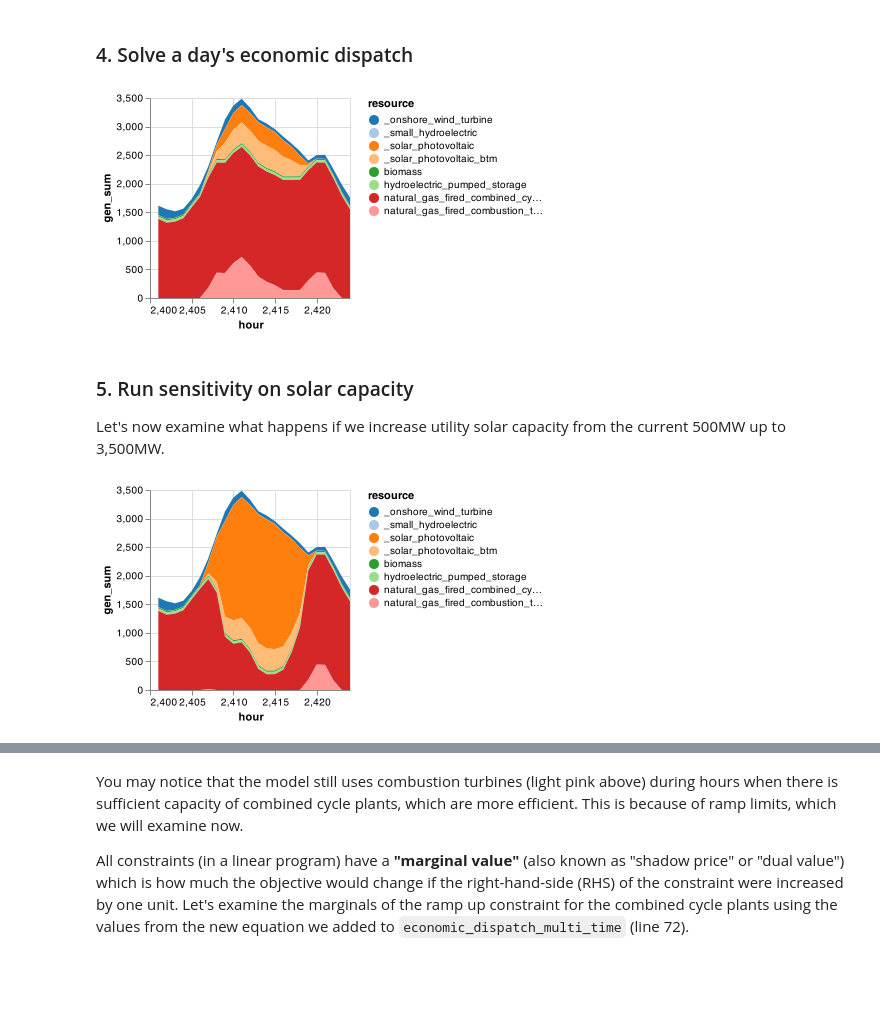
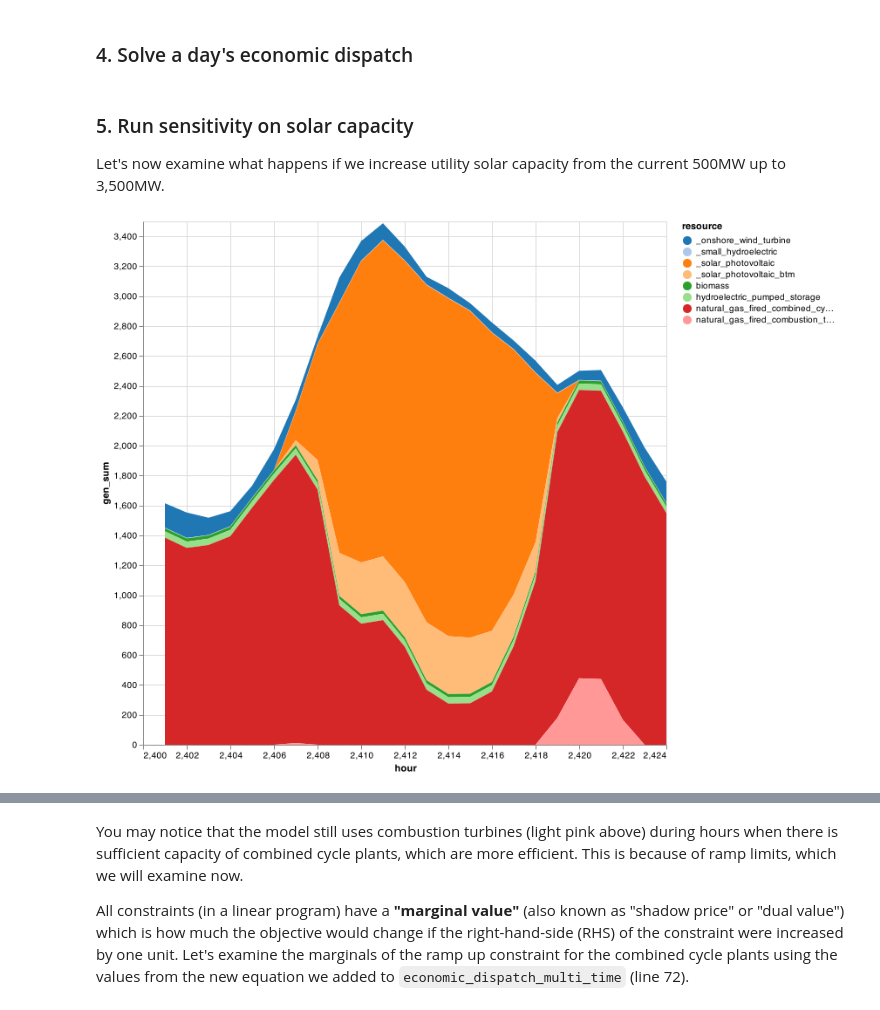
Before and after one commit to Power-Systems-Optimization-Course/power-systems-optimization, a Jupyter notebook: Notebooks/04-Economic-Dispatch.ipynb, the cells around one changed output, grey strips where cells are left out. Saved outputs shown, nothing was run; the diff lists cells and outputs as text; code cells hidden in the pictures; blank space fills up the shorter version.

Commit message:
Update Economic Dispatch

```diff
--- a/Notebooks/04-Economic-Dispatch.ipynb
+++ b/Notebooks/04-Economic-Dispatch.ipynb
@@ -334,6 +422,7 @@ rectangle(w, h, x, y) = Shape(x .+ [0,w,w,0], y .+ [0,0,h,h])
 p = plot(nrow(supply_curve))
 
 marg_gen = 0
+marg_price = 0
 x = 0
 for i in 1:nrow(supply_curve)
     plot!(p, rectangle(supply_curve[i,:cap],
@@ -341,12 +430,17 @@ for i in 1:nrow(supply_curve)
             label = "")
     if (x < loads_single[1,:demand]) && (x + supply_curve[i,:cap] > loads_single[1,:demand])
         marg_gen = i
+        marg_price = supply_curve[i,:varcost]
     end
     x = x + supply_curve[i,:cap]
 end
 vline!([loads_single[1,:demand]],linecolor="black",linewidth=5,
 label = "demand")
-title!("Supply curve / dispatch stack")
+hline!([marg_price],linecolor="blue",linewidth=5,
+label = "SRMC")
+title!("Supply and demand curves")
+xlabel!("Capacity")
+ylabel!("Marginal cost")
 p
 # %% [output]
 [interactive output not drawn]
@@ -494,7 +588,7 @@ function economic_dispatch_multi(gen_df, loads, gen_variable)
 
     # Dataframe of optimal decision variables
     # This requires a few extra steps because we are indexing decision variables over two sets: generator and time
-    solution = DataFrame(value.(GEN).data)
+    solution = DataFrame(value.(GEN).data, :auto)  # :auto argument asks DataFrames to pick the variable names automatically
     ax1 = value.(GEN).axes[1]
     ax2 = value.(GEN).axes[2]
     cols = names(solution)
@@ -525,7 +619,11 @@ T_period = (n*24+1):((n+1)*24)
 loads_multi = loads[in.(loads.hour,Ref(T_period)),:]
 gen_variable_multi = gen_variable_long[in.(gen_variable_long.hour,Ref(T_period)),:]
 
-solution = economic_dispatch_multi(gen_df, loads_multi, gen_variable_multi);
+gen_df_sens = copy(gen_df)
+gen_df_sens[gen_df_sens.resource .== "solar_photovoltaic",
+    :existing_cap_mw] .= 3500
+
+solution = economic_dispatch_multi(gen_df_sens, loads_multi, gen_variable_multi);
 # %%
 # **Add back in BTM solar and plot results**
 
@@ -624,7 +722,7 @@ Inputs:
 Reference: https://jump.dev/JuMP.jl/v0.19/containers/
 =#
 function value_to_df_2dim(var)
-    solution = DataFrame(var.data)
+    solution = DataFrame(var.data, :auto)
     ax1 = var.axes[1]
     ax2 = var.axes[2]
     cols = names(solution)
@@ -748,9 +846,9 @@ sort!(sol_gen_btm, [:hour, :resource])
 sol_gen_btm |>
 @vlplot(:area,
     x=:hour, y={:gen_sum, stack=:zero},
-    color={"resource:n", scale={scheme="category20"}})
+    color={"resource:n", scale={scheme="category20"}},
+    width=600,height=600) |>
+    FileIO.save("results/ED_moderate.png")
-# %% [output]
-[figure, removed]
 # %% [markdown]
 ### 5. Run sensitivity on solar capacity
 
@@ -759,38 +857,39 @@ Let's now examine what happens if we increase utility solar capacity from the cu
 # Increase solar photovoltaic capacity
 gen_df_sens = copy(gen_df)
 gen_df_sens[gen_df_sens.resource .== "solar_photovoltaic",
-    :existing_cap_mw] = 3500
+    :existing_cap_mw] .= 3500
 
 solution = economic_dispatch_multi_time(gen_df_sens, loads_multi, gen_variable_multi);
 
 sol_gen = innerjoin(solution.solution,
                     gen_df[!, [:r_id, :resource]],
                     on = :r_id)
 
 sol_gen = combine(groupby(sol_gen, [:resource, :hour]),
             :gen => sum)
 sol_gen_btm = copy(sol_gen)
 sol_gen_btm[sol_gen_btm.resource .== "solar_photovoltaic", :resource] .= "_solar_photovoltaic"
 sol_gen_btm[sol_gen_btm.resource .== "onshore_wind_turbine", :resource] .= "_onshore_wind_turbine"
 sol_gen_btm[sol_gen_btm.resource .== "small_hydroelectric", :resource] .= "_small_hydroelectric"
 
 btm = DataFrame(resource = repeat(["_solar_photovoltaic_btm"]; outer=length(T_period)),
     hour = T_period,
     gen_sum = gen_variable_multi[gen_variable_multi.gen_full .== "wec_sdge_solar_photovoltaic_1.0",:cf] * 600)
 append!(sol_gen_btm, btm)
 
 # Reorder resources
 sort!(sol_gen_btm, [:hour, :resource])
 
 # Plot and save the resulting generation figure
 p = sol_gen_btm |>
 @vlplot(:area,
     x=:hour, y={:gen_sum, stack=:zero},
-    color={"resource:n", scale={scheme="category20"}})
-save("sol_gen_btm.png",p)
+    color={"resource:n", scale={scheme="category20"}},
+    width=600,height=600)
+save("results/sol_gen_btm.png",p)
 p
 # %% [output]
-[figure, old version]
+[figure, new version]
 # %% [markdown]
 The large reduction in net load during the day and the loss of solar (orange) in the late afternoon timed with the rise in the evening peak is sometimes called the **"duck curve"** because of their passing resemblance to a duck's belly and head. Squint at it and then examine this (https://www.energy.gov/eere/articles/confronting-duck-curve-how-address-over-generation-solar-energy):
 
```
Also changed, not shown: parts of 19 cells of this notebook, 1 other file.
